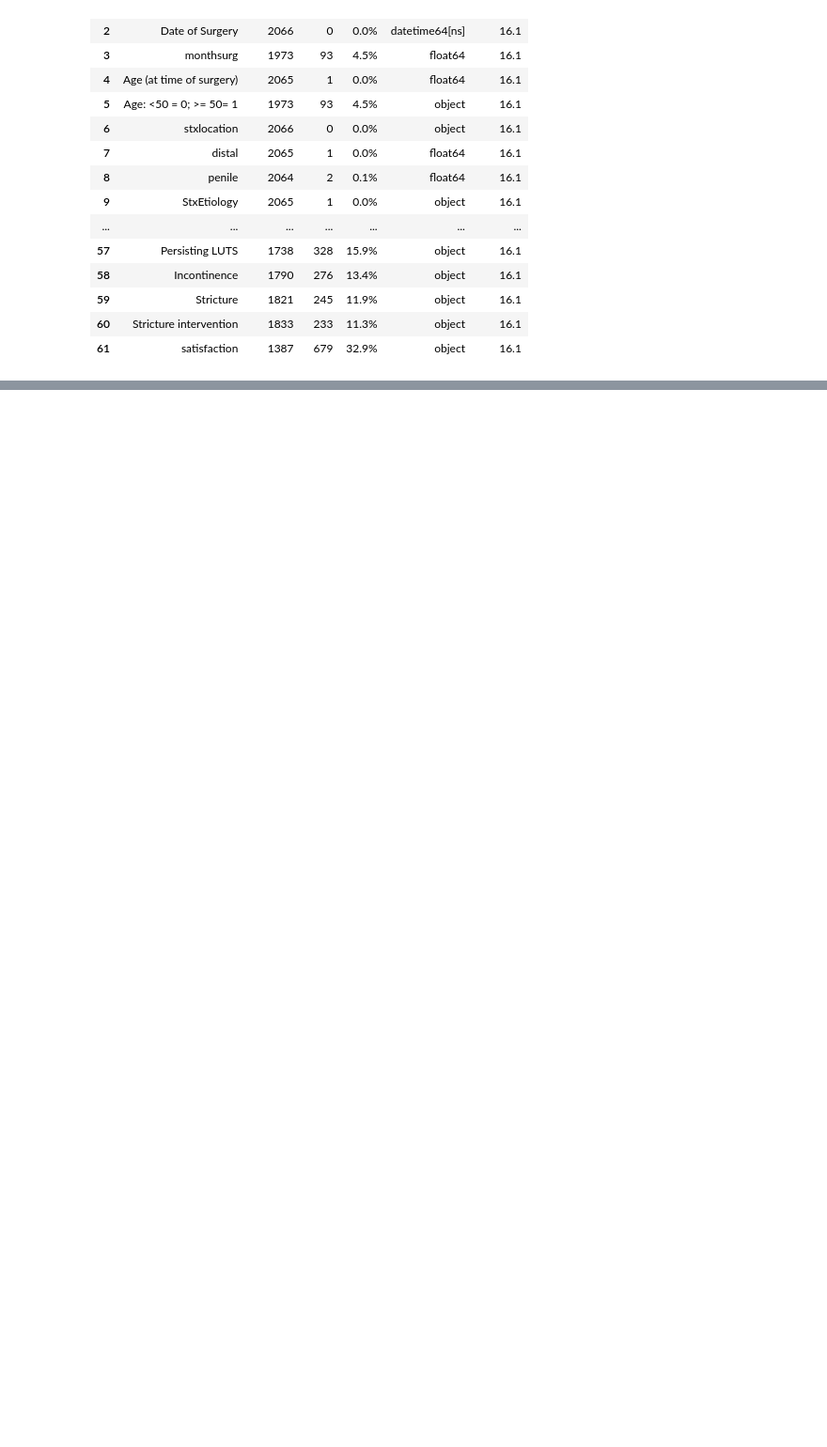
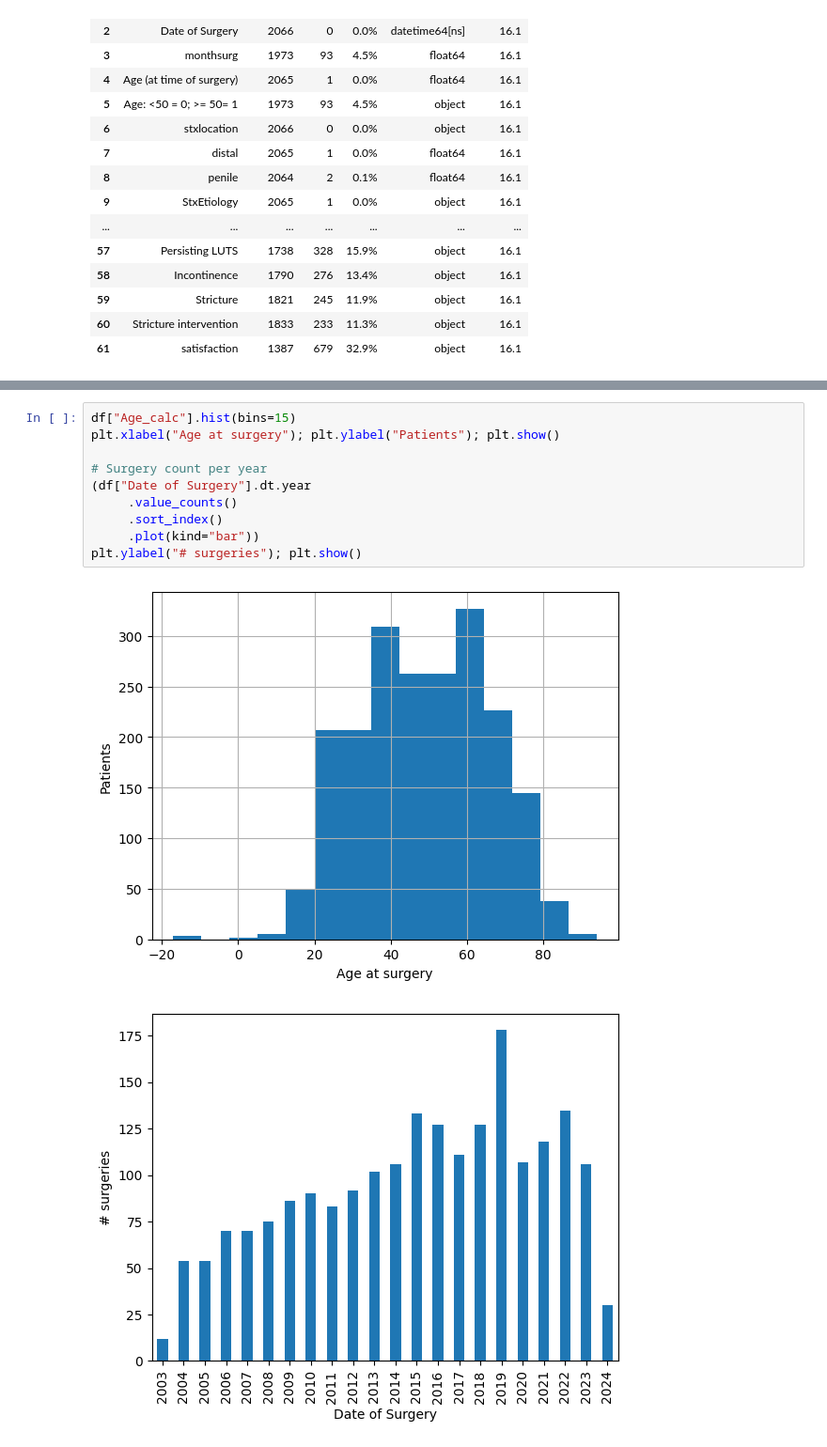
Before and after one commit to preciousiajilore/survival_mtlr, a Jupyter notebook: notebooks/visualizations.ipynb, the cells around one changed output, grey strips where cells are left out. Shown at 94% size. Drawn from its saved outputs; the diff is of its cells as text; blank space fills up the shorter version.

```diff
--- a/notebooks/visualizations.ipynb
+++ b/notebooks/visualizations.ipynb
@@ -80,0 +253,13 @@ summary.style.format({"% null": "{:.1f}%", "mem_kB": "{:.1f}"})
+# %%
+df["Age_calc"].hist(bins=15)
+plt.xlabel("Age at surgery"); plt.ylabel("Patients"); plt.show()
+
+# Surgery count per year
+(df["Date of Surgery"].dt.year
+     .value_counts()
+     .sort_index()
+     .plot(kind="bar"))
+plt.ylabel("# surgeries"); plt.show()
+# %% [output]
+[figure, added]
+[figure, added]
```
Also changed, not shown: parts of 24 cells of this notebook.
